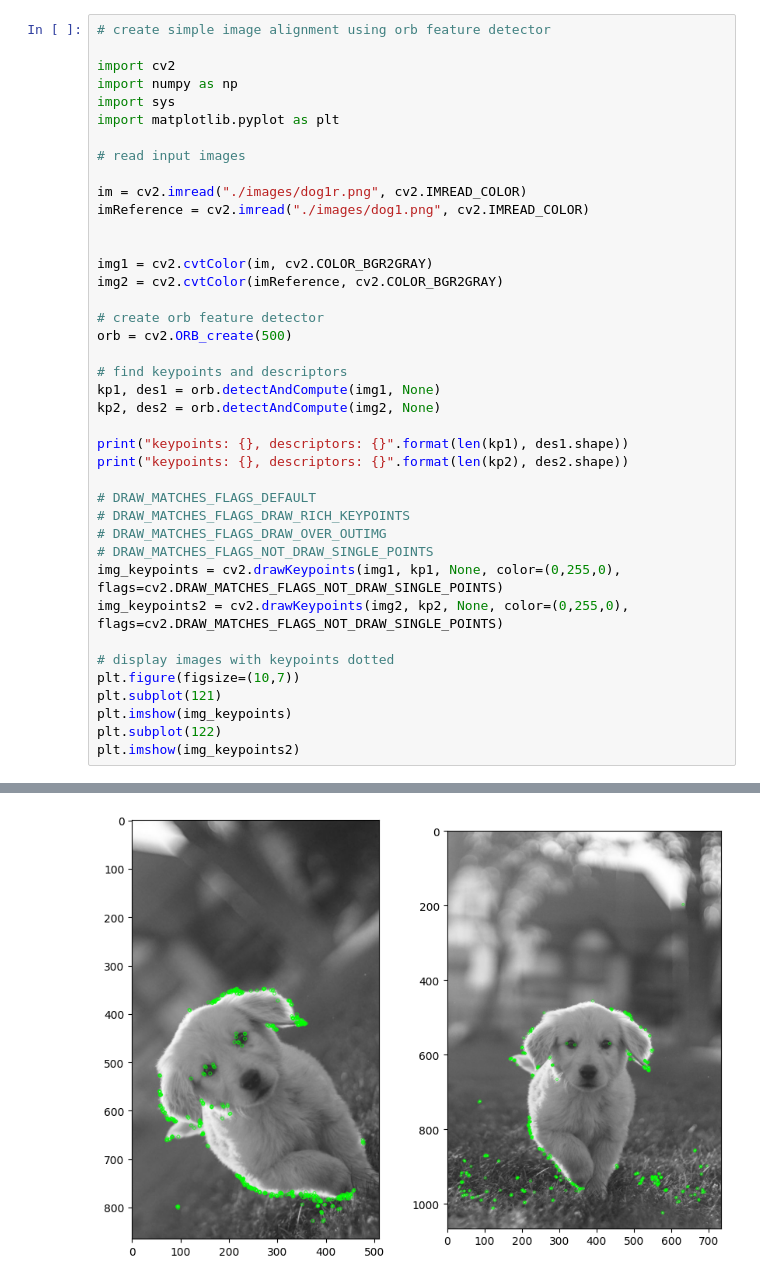
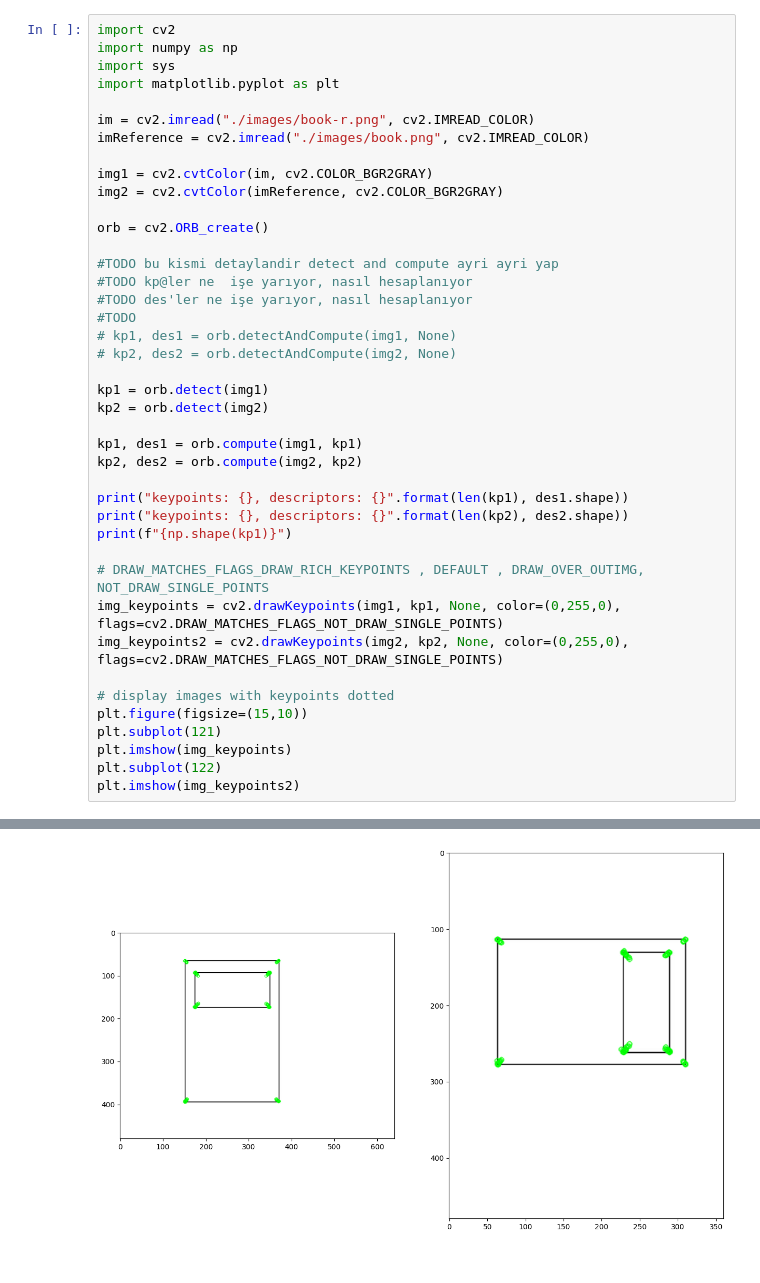
Before and after one commit to karunland/FeatureMethodsComparison, a Jupyter notebook: orb-alignment.ipynb, the cells around one changed output, grey strips where cells are left out. Saved outputs shown, nothing was run; the diff lists cells and outputs as text.

```diff
--- a/orb-alignment.ipynb
+++ b/orb-alignment.ipynb
@@ -1,39 +1,40 @@
 # %%
-# create simple image alignment using orb feature detector
-
 import cv2
 import numpy as np
 import sys
 import matplotlib.pyplot as plt
 
-# read input images
-
-im = cv2.imread("./images/dog1r.png", cv2.IMREAD_COLOR)
-imReference = cv2.imread("./images/dog1.png", cv2.IMREAD_COLOR)
-
+im = cv2.imread("./images/book-r.png", cv2.IMREAD_COLOR)
+imReference = cv2.imread("./images/book.png", cv2.IMREAD_COLOR)
 
 img1 = cv2.cvtColor(im, cv2.COLOR_BGR2GRAY)
 img2 = cv2.cvtColor(imReference, cv2.COLOR_BGR2GRAY)
 
-# create orb feature detector
-orb = cv2.ORB_create(500)
+orb = cv2.ORB_create()
 
-# find keypoints and descriptors
-kp1, des1 = orb.detectAndCompute(img1, None)
-kp2, des2 = orb.detectAndCompute(img2, None)
+#TODO bu kismi detaylandir detect and compute ayri ayri yap
+#TODO kp@ler ne  işe yarıyor, nasıl hesaplanıyor
+#TODO des'ler ne işe yarıyor, nasıl hesaplanıyor
+#TODO
+# kp1, des1 = orb.detectAndCompute(img1, None)
+# kp2, des2 = orb.detectAndCompute(img2, None)
+
+kp1 = orb.detect(img1)
+kp2 = orb.detect(img2)
+
+kp1, des1 = orb.compute(img1, kp1)
+kp2, des2 = orb.compute(img2, kp2)
 
 print("keypoints: {}, descriptors: {}".format(len(kp1), des1.shape))
 print("keypoints: {}, descriptors: {}".format(len(kp2), des2.shape))
+print(f"{np.shape(kp1)}")
 
-# DRAW_MATCHES_FLAGS_DEFAULT
-# DRAW_MATCHES_FLAGS_DRAW_RICH_KEYPOINTS
-# DRAW_MATCHES_FLAGS_DRAW_OVER_OUTIMG
-# DRAW_MATCHES_FLAGS_NOT_DRAW_SINGLE_POINTS
+# DRAW_MATCHES_FLAGS_DRAW_RICH_KEYPOINTS , DEFAULT , DRAW_OVER_OUTIMG, NOT_DRAW_SINGLE_POINTS
 img_keypoints = cv2.drawKeypoints(img1, kp1, None, color=(0,255,0), flags=cv2.DRAW_MATCHES_FLAGS_NOT_DRAW_SINGLE_POINTS)
 img_keypoints2 = cv2.drawKeypoints(img2, kp2, None, color=(0,255,0), flags=cv2.DRAW_MATCHES_FLAGS_NOT_DRAW_SINGLE_POINTS)
 
 # display images with keypoints dotted
-plt.figure(figsize=(10,7))
+plt.figure(figsize=(15,10))
 plt.subplot(121)
 plt.imshow(img_keypoints)
 plt.subplot(122)
@@ -44,2 +46,2 @@ keypoints: 500, descriptors: (500, 32)
 <matplotlib.image.AxesImage at 0x...>
-[figure, old version]
+[figure, new version]
```
Also changed, not shown: parts of 4 cells of this notebook, 5 other files.
